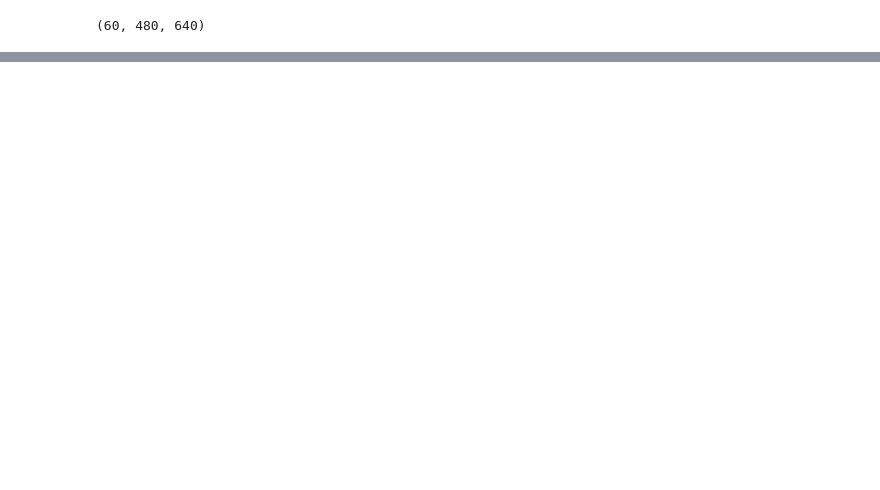
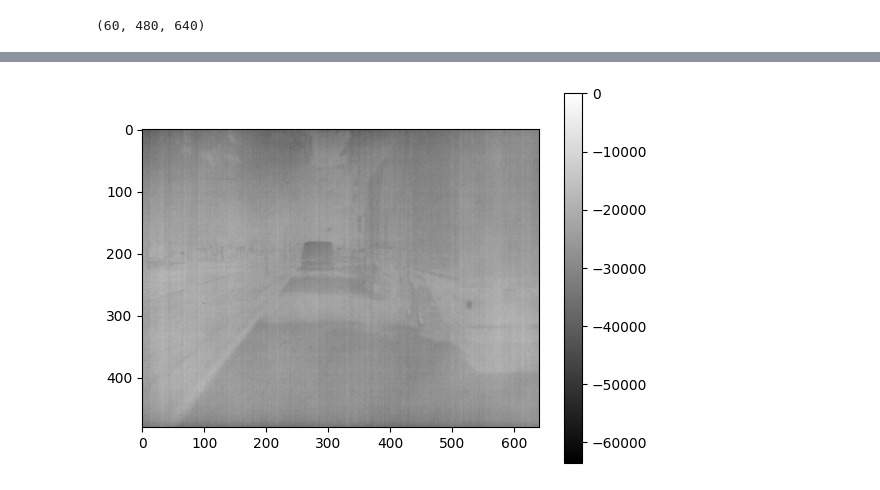
Before and after one commit to ThangVuH/M1_S8_dataChallenge_24, a Jupyter notebook: mean_median_noise.ipynb, the cells around one changed output, grey strips where cells are left out. Saved outputs shown, nothing was run; the diff lists cells and outputs as text; code cells hidden in the pictures; blank space fills up the shorter version.

```diff
--- a/mean_median_noise.ipynb
+++ b/mean_median_noise.ipynb
@@ -179,0 +339,10 @@ lcb.shape
+# %%
+
+quantarr = np.quantile(arr, 0.75, axis = 0)
+corrected = quantarr-arr
+plt.imshow(corrected[100], cmap='gray')
+plt.colorbar()
+
+plt.show()
+# %% [output]
+[figure, added]
```
Also changed, not shown: parts of 16 cells of this notebook, 20 other files.
